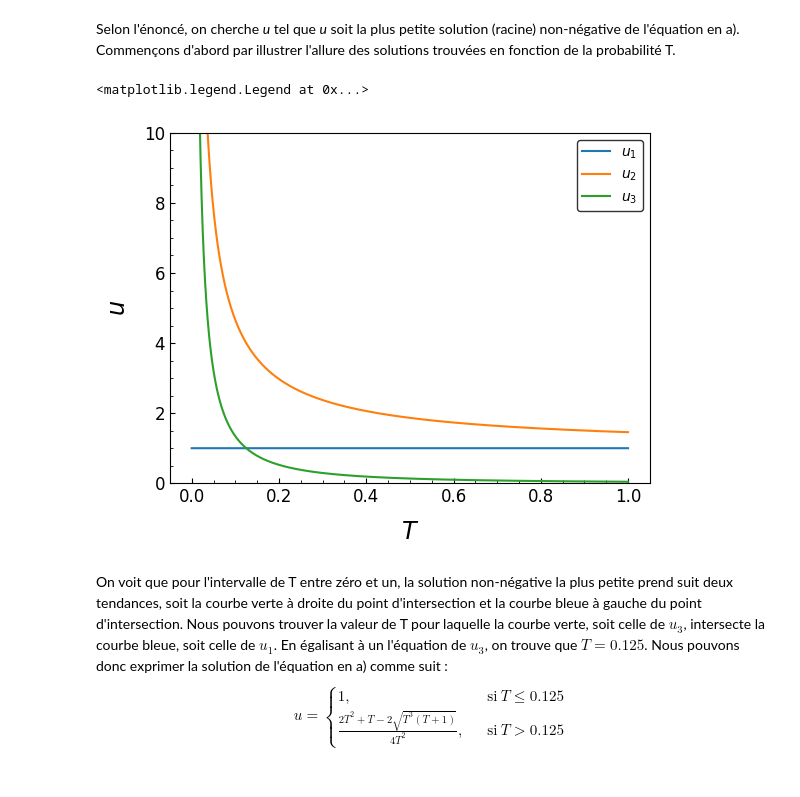
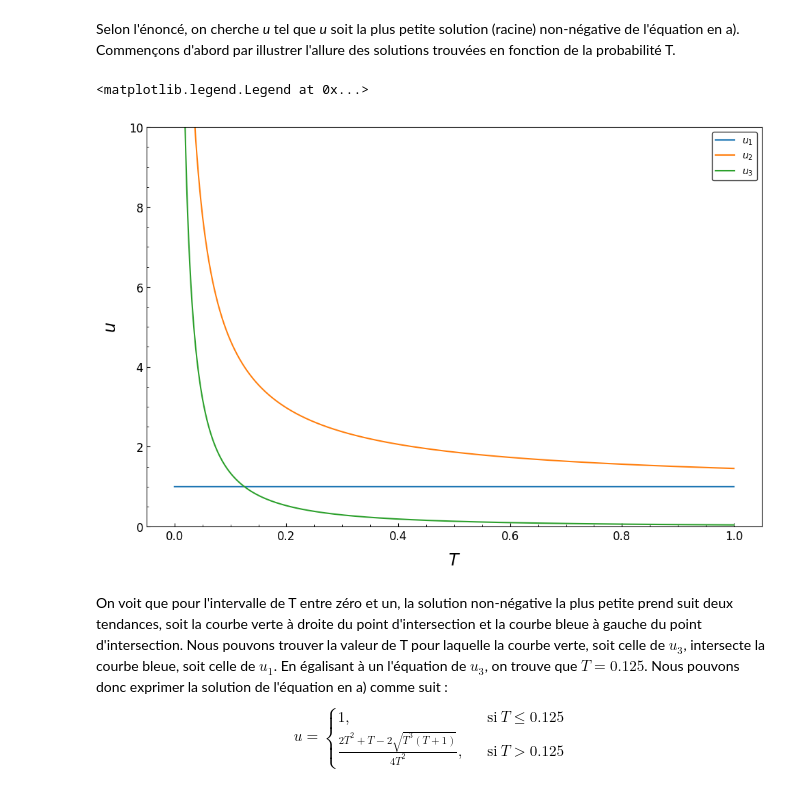
Before and after one commit to Antetokounpo/PhysNum-TP, a Jupyter notebook: TP3/TP3.ipynb, the cells around one changed output. Cells and saved outputs as stored; diff of their text form; code cells hidden in the pictures.

```diff
--- a/TP3/TP3.ipynb
+++ b/TP3/TP3.ipynb
@@ -1052,23 +1052,24 @@ Selon l'énoncé, on cherche *u* tel que *u* soit la plus petite solution (racin
 # %%
 import numpy as np
 import matplotlib.pyplot as plt
 plt.style.use('https://raw.githubusercontent.com/dccote/Enseignement/master/SRC/dccote-basic.mplstyle')
 
 T = np.linspace(0, 1, 10000)
 u1 = np.ones(10000)
 u2 = (2*T**2 + T + 2*np.sqrt((T+1)*T**3)) / (4*T**2)
 u3 = (2*T**2 + T - 2*np.sqrt((T+1)*T**3)) / (4*T**2)
 curves = [u1, u2, u3]
 labels = ["$u_1$", "$u_2$", "$u_3$"]
+plt.figure(figsize=(12,8))
 for i,c in enumerate(curves):
     plt.plot(T, c, label=labels[i])
 plt.ylim((0, 10))
 plt.xlabel("$T$")
 plt.ylabel("$u$")
 plt.legend()
 # %% [output]
 <matplotlib.legend.Legend at 0x...>
-[figure, old version]
+[figure, new version]
 # %% [markdown]
 On voit que pour l'intervalle de T entre zéro et un, la solution non-négative la plus petite prend suit deux tendances, soit la courbe verte à droite du point d'intersection et la courbe bleue à gauche du point d'intersection. Nous pouvons trouver la valeur de T pour laquelle la courbe verte, soit celle de $u_3$, intersecte la courbe bleue, soit celle de $u_1$. En égalisant à un l'équation de $u_3$, on trouve que $T=0.125$. Nous pouvons donc exprimer la solution de l'équation en a) comme suit :
 $$u=\begin{cases}1,\quad &\text{si}\:T\leq0.125\\ \frac{2T^2+T-2\sqrt{T^3(T+1)}}{4T^2},\quad &\text{si}\:T>0.125\end{cases}$$
```
Also changed, not shown: parts of 13 cells of this notebook.
